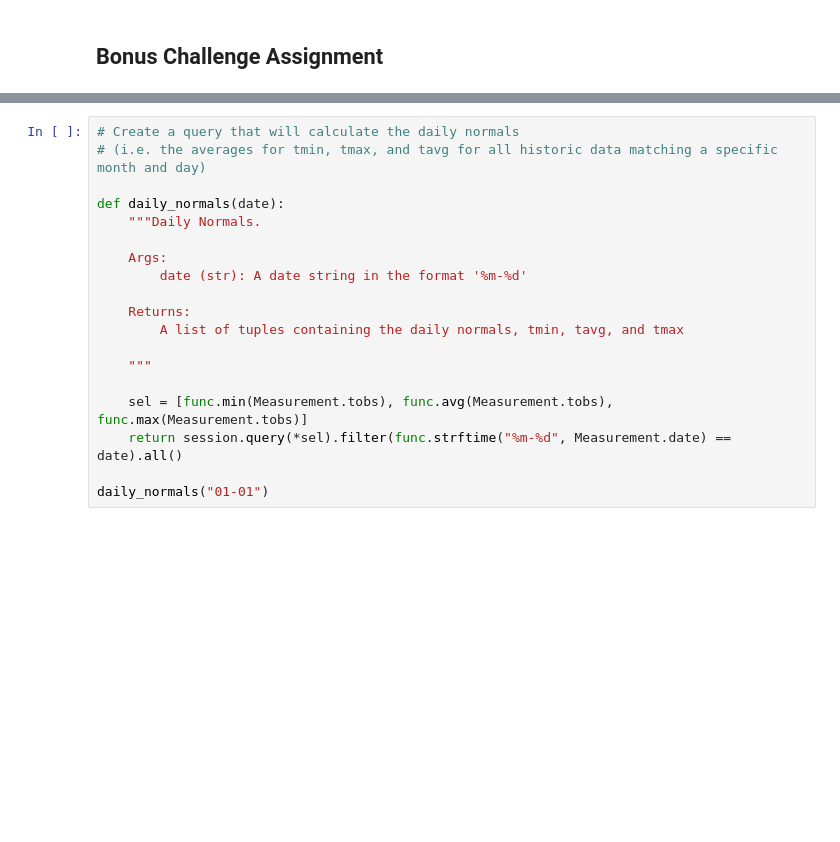
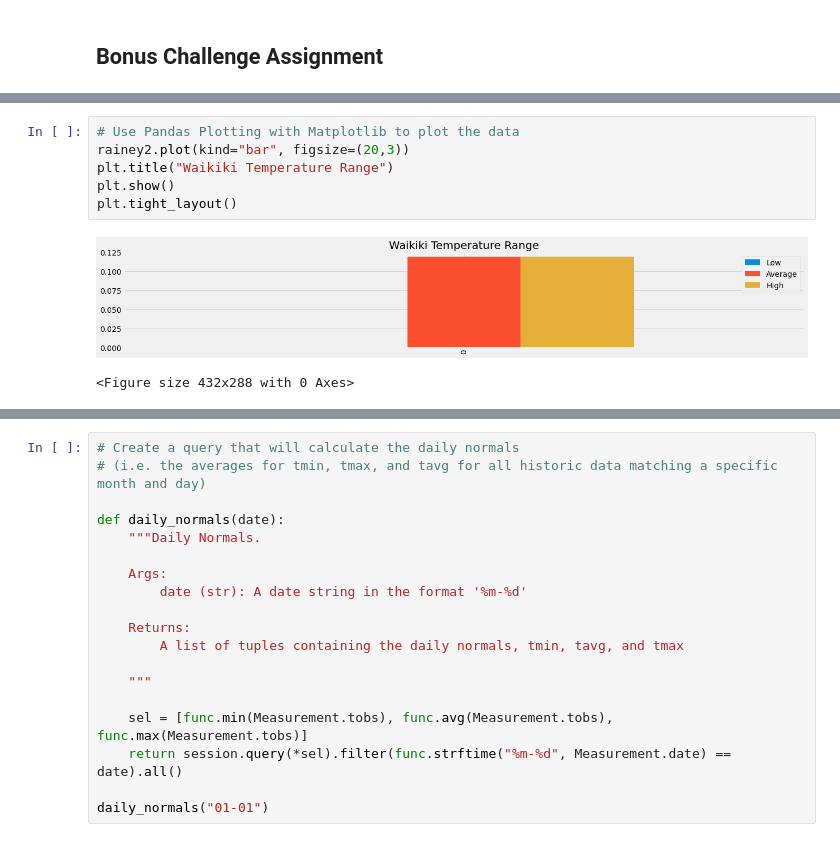
Before and after one commit to rodgerskent/sqlalchemy-challenge, a Jupyter notebook: climate_starter.ipynb, the cells around one changed output, grey strips where cells are left out. Saved outputs shown, nothing was run; the diff lists cells and outputs as text; blank space fills up the shorter version.

```diff
--- a/climate_starter.ipynb
+++ b/climate_starter.ipynb
@@ -307,3 +375,12 @@ print(calc_temps('2012-02-28', '2012-03-05'))
+# %%
+# Use Pandas Plotting with Matplotlib to plot the data
+rainey2.plot(kind="bar", figsize=(20,3))
+plt.title("Waikiki Temperature Range")
+plt.show()
+plt.tight_layout()
+# %% [output]
+[figure, added]
+<Figure size 432x288 with 0 Axes>
 # %%
 # Calculate the total amount of rainfall per weather station for your trip dates using the previous year's matching dates.
 # Sort this in descending order by precipitation amount and list the station, name, latitude, longitude, and elevation
```
Also changed, not shown: parts of 8 cells of this notebook.
